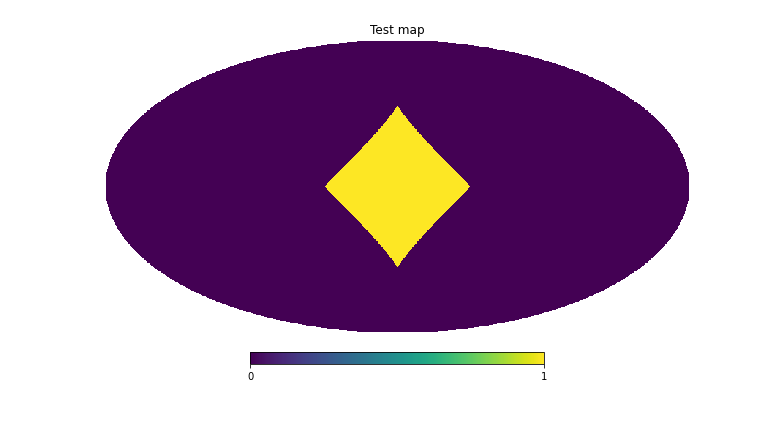
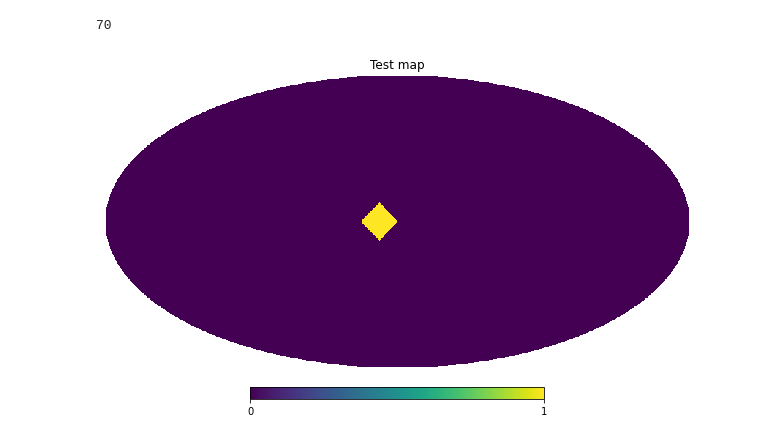
Before and after one commit to Semooretj/SURP, a Jupyter notebook: testing_superpix.ipynb, the cells around one changed output. Drawn from its saved outputs; the diff is of its cells as text; code cells hidden in the pictures.

Commit message:
highlighting a superpixel

```diff
--- a/testing_superpix.ipynb
+++ b/testing_superpix.ipynb
@@ -5,13 +5,20 @@ import astropy.units as u
 import matplotlib.pyplot as plt
 import superpixel_rotations as sr
 # %%
-# Generate test data
-nside = 16
-npix = hp.nside2npix(nside)
+""" Generate test data"""
+# Set nside
+higher_nside = 8
+lower_nside = higher_nside/2
+# Calculate number of pixels in superpixel side
+side = higher_nside/lower_nside
+# Test data
+npix = hp.nside2npix(higher_nside)
 data = np.zeros(npix)
-# Get data of center superpixel
-data[4*nside**2:5*nside**2] = 1
+# Get and change data of a superpixel near center
+center_pix = hp.vec2pix(int(lower_nside),1,0,0, nest = True)
+data[int((center_pix)*side**2):int((center_pix+1)*side**2)] = 1
 hp.mollview(data,nest = True, title='Test map')
 # %% [output]
+70
-[figure, old version]
+[figure, new version]
 # %%
```
Also changed, not shown: parts of 2 cells of this notebook.
